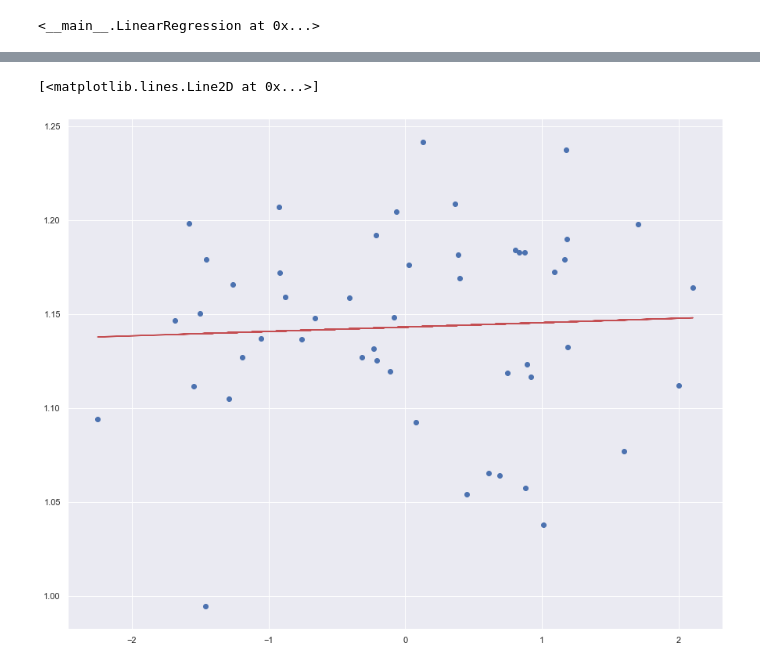
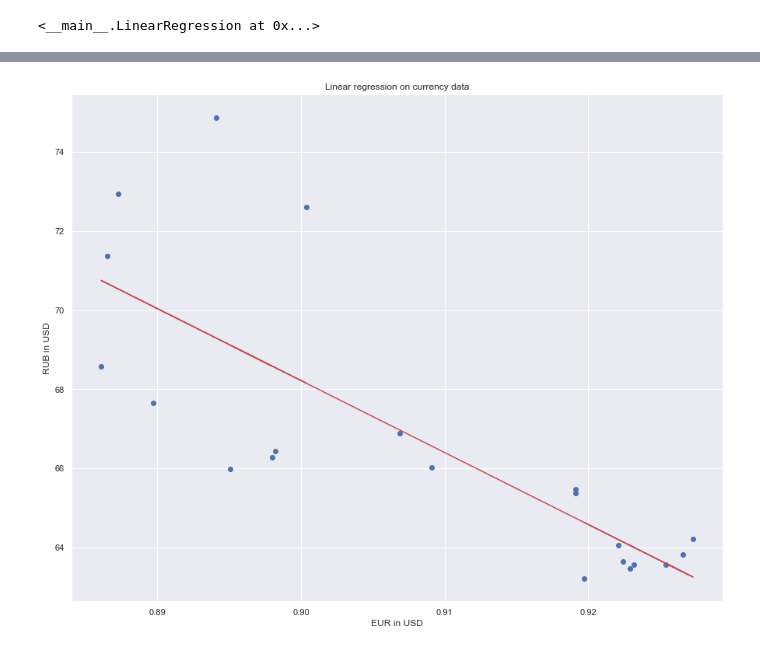
Before and after one commit to HikkaV/BI_labs, a Jupyter notebook: lab5.ipynb, the cells around one changed output, grey strips where cells are left out. Drawn from its saved outputs; the diff is of its cells as text; code cells hidden in the pictures.

```diff
--- a/lab5.ipynb
+++ b/lab5.ipynb
@@ -6,0 +38,6 @@ sns.set()
+# %%
+df['USD_EUR_Price'] = df['USD_EUR_Price'].apply(lambda x: x.replace(',','.'))
+df['USD_RUB_Price'] = df['USD_RUB_Price'].apply(lambda x: x.replace(',','.'))
+# %%
+df['USD_EUR_Price'] = df['USD_EUR_Price'].astype('float')
+df['USD_RUB_Price'] = df['USD_RUB_Price'].astype('float')
@@ -20,11 +86,11 @@ class LinearRegression:
         return self.calculate_error(y_true,y_pred)/np.sum(np.power(y_true-mean_ytrue,2))
 
     def get_train_error(self):
-        y_pred = self.predict(X)
+        y_pred = self.predict(self.X)
         return self.calculate_error(self.y,y_pred)
 
     def get_train_determination(self):
-        y_pred = self.predict(X)
+        y_pred = self.predict(self.X)
         return self.calculate_determination(self.y,y_pred)
 
     def fit(self,X,y):
@@ -51,3 +109,5 @@ plt.scatter(X,y)
+# %%
+X, y = df['USD_EUR_Price'].values, df['USD_RUB_Price'].values
 # %%
 lr.fit(X,y)
 # %% [output]
@@ -64,8 +124,10 @@ lr.get_train_error()
 y_pred = lr.predict(X)
 # %%
 plt.figure(figsize=(15,12))
+plt.title('Linear regression on currency data')
 plt.scatter(X,y)
 plt.plot(X,y_pred,'r')
+plt.xlabel('EUR in USD')
+plt.ylabel('RUB in USD');
 # %% [output]
-[<matplotlib.lines.Line2D at 0x...>]
-[figure, old version]
+[figure, new version]
```
Also changed, not shown: parts of 19 cells of this notebook.
